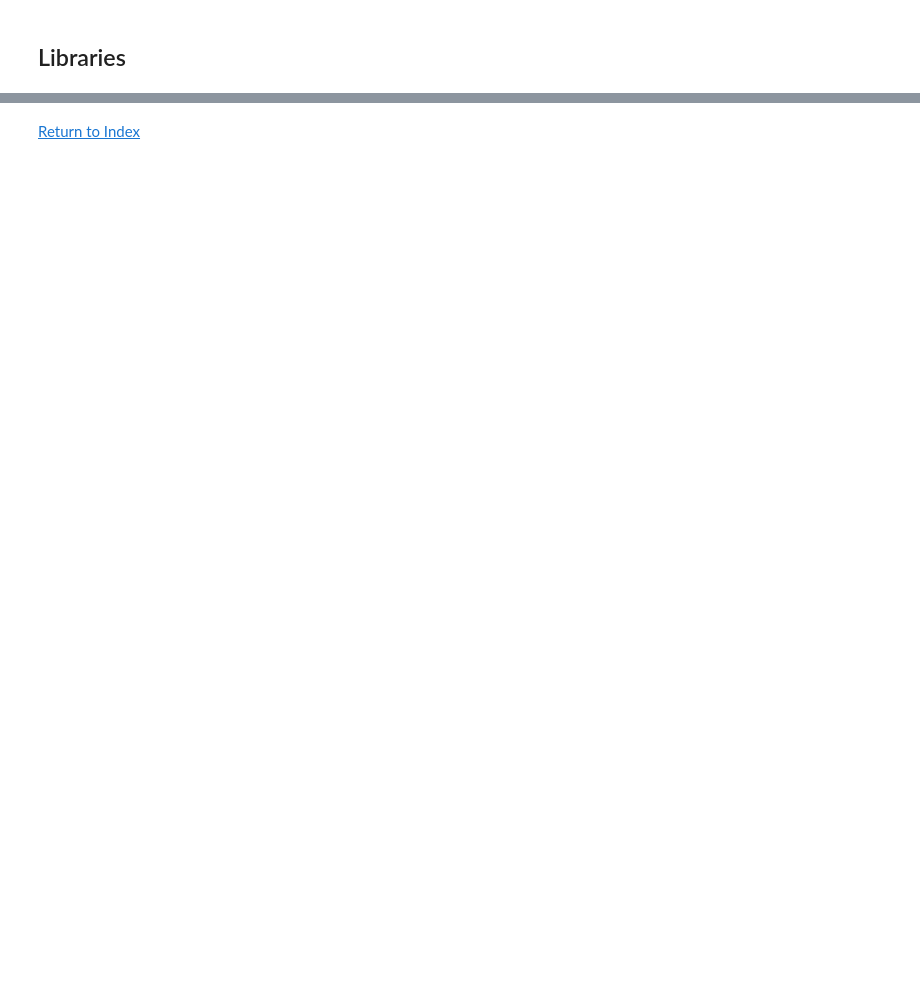
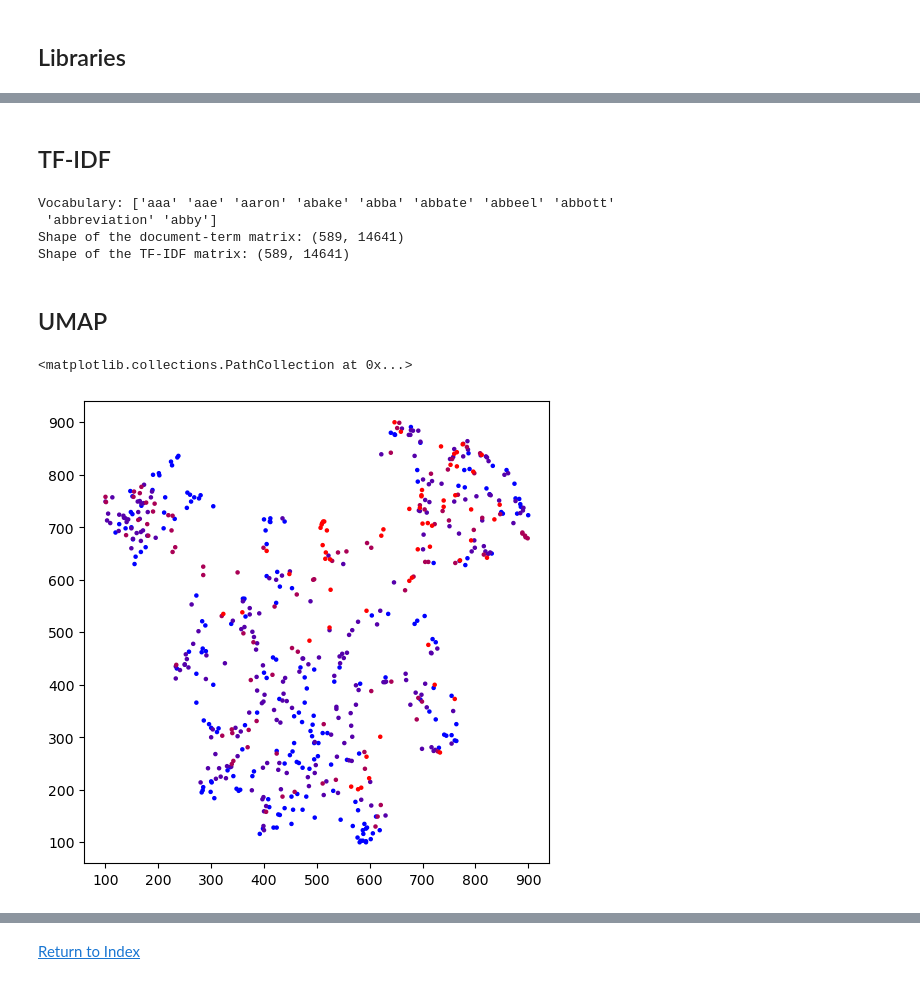
Before and after one commit to AlbaTaboada/Edgelands, a Jupyter notebook: Full_text_analysis(Alba).ipynb, the cells around one changed output, grey strips where cells are left out. Saved outputs shown, nothing was run; the diff lists cells and outputs as text; code cells hidden in the pictures; blank space fills up the shorter version.

```diff
--- a/Full_text_analysis(Alba).ipynb
+++ b/Full_text_analysis(Alba).ipynb
@@ -56,0 +210,62 @@ from sklearn.decomposition import LatentDirichletAllocation
+# %% [markdown]
+## TF-IDF
+# %%
+# Convert lemmas column into a temporary array of strings
+lemmas_as_strings = df["lemmas"].apply(lambda x: ' '.join(x) if isinstance(x, list) else x).to_numpy()
+
+# Initialize CountVectorizer
+vectorizer = CountVectorizer(lowercase=False)
+
+# Vectorize the lemmas array
+X = vectorizer.fit_transform(lemmas_as_strings)
+
+# Apply TF-IDF transformation
+tfidf = TfidfTransformer(smooth_idf=True, use_idf=True)
+train_data = tfidf.fit_transform(X)
+
+# Display results
+print(f"Vocabulary: {vectorizer.get_feature_names_out()[:10]}")  # First 10 terms
+print(f"Shape of the document-term matrix: {X.shape}")
+print(f"Shape of the TF-IDF matrix: {train_data.shape}")
+# %% [output]
+Vocabulary: ['aaa' 'aae' 'aaron' 'abake' 'abba' 'abbate' 'abbeel' 'abbott'
+ 'abbreviation' 'abby']
+Shape of the document-term matrix: (589, 14641)
+Shape of the TF-IDF matrix: (589, 14641)
+# %% [markdown]
+## UMAP
+# %%
+# Suppress the specific UserWarning from UMAP about n_jobs and random_state
+warnings.filterwarnings(
+    action='ignore',
+    message='n_jobs value.*',
+    category=UserWarning,
+    module='umap'
+)
+
+# Define UMAP parameters
+umap_params = {
+    'random_state': 1,
+    'n_components': 2,
+    'n_neighbors': 8,  # Adjusted for typical usage
+    'min_dist': 0.1,
+    'metric': 'hellinger'
+}
+
+# Compute UMAP embedding
+reducer = UMAP(**umap_params)
+embedding = reducer.fit_transform(train_data)
+
+# Scale embeddings
+scaler = MinMaxScaler(feature_range=(100, 900))
+embedding_scaled = scaler.fit_transform(embedding).astype(int)
+
+# Assign embeddings to 'x' and 'y' in the DataFrame
+df["x"], df["y"] = embedding_scaled[:, 0], embedding_scaled[:, 1]
+
+# Adjust the figure size to make the plot smaller
+plt.figure(figsize=(6, 6), dpi=100)  # Reduced width and height
+plt.scatter(df["x"], df["y"], s=5, c=df["color"])
+# %% [output]
+<matplotlib.collections.PathCollection at 0x...>
+[figure, added]
```
Also changed, not shown: parts of 66 cells of this notebook, 4 other files.
